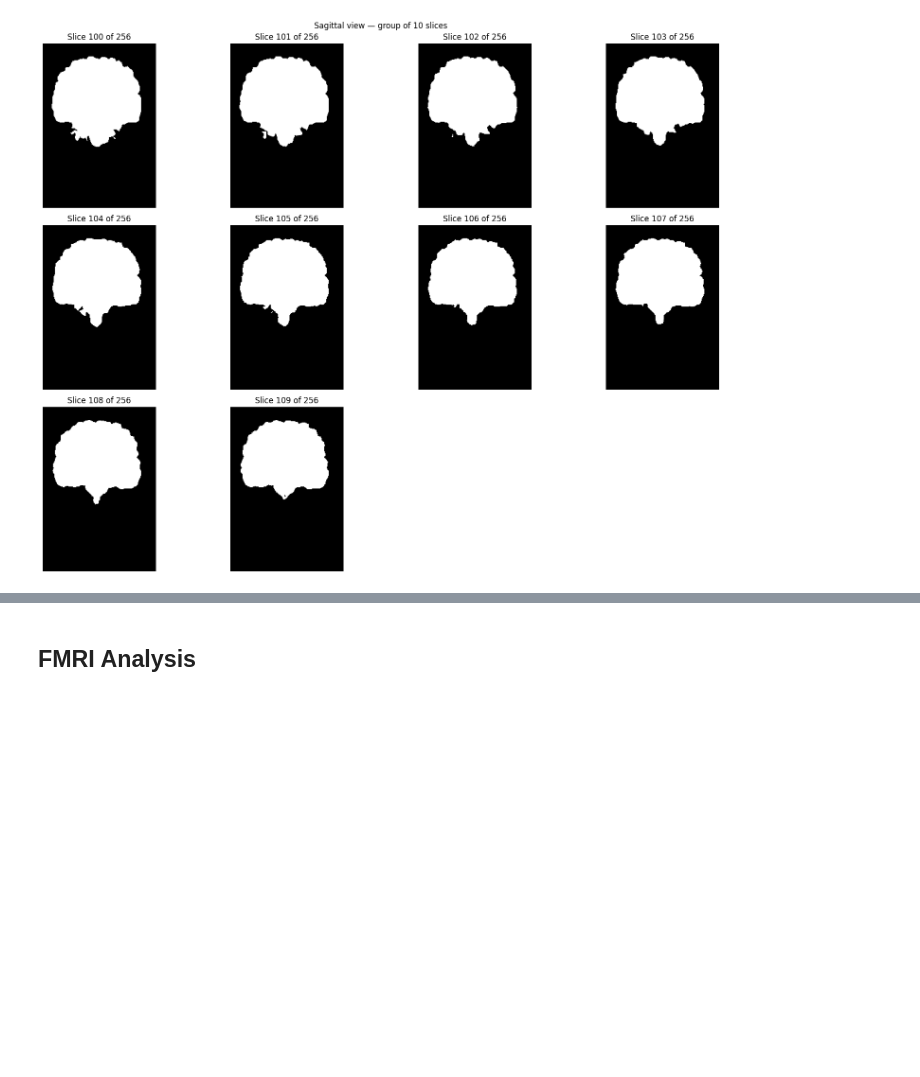
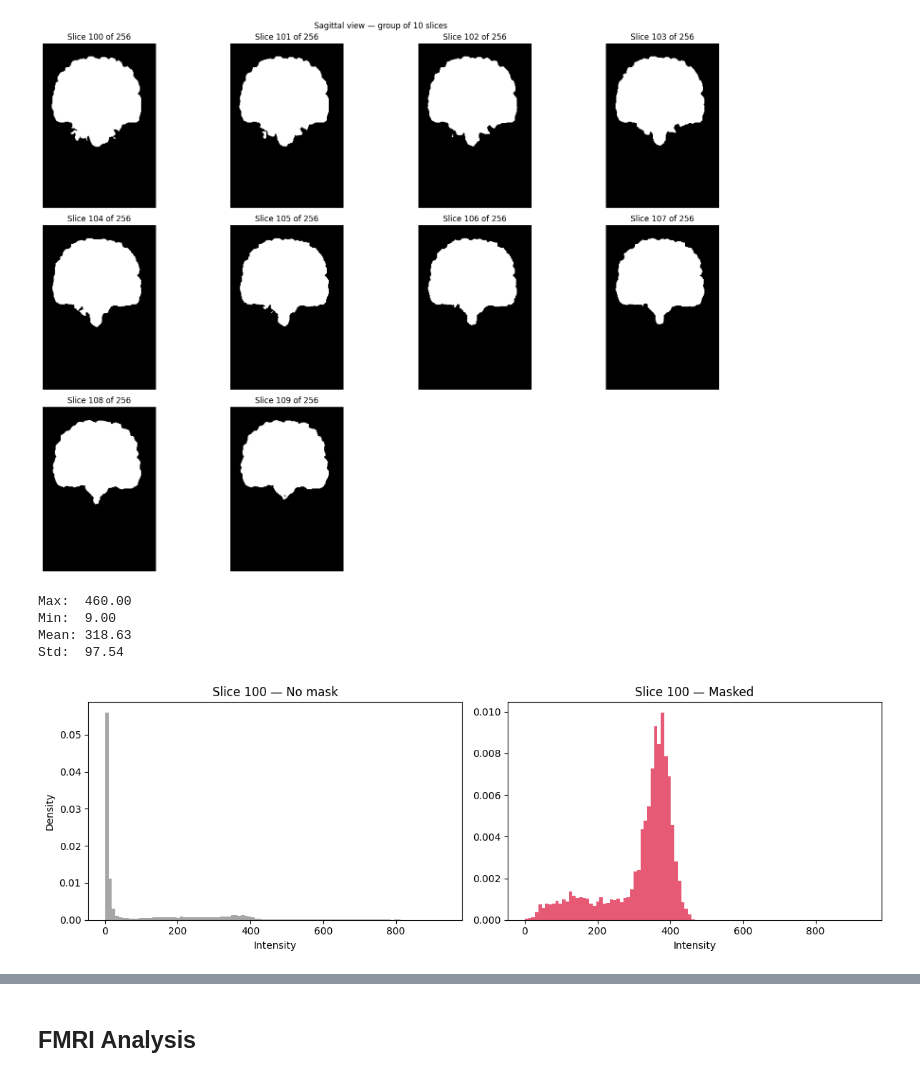
Before and after one commit to tommydelu/MRI-analysis-pipeline, a Jupyter notebook: 0_data_exploration.ipynb, the cells around one changed output, grey strips where cells are left out. Cells and saved outputs as stored; diff of their text form; code cells hidden in the pictures; blank space fills up the shorter version.

```diff
--- a/0_data_exploration.ipynb
+++ b/0_data_exploration.ipynb
@@ -92,3 +93,11 @@ displaySingleSlice(mask_dict['data'], slice_idx = 100, axis = "axial")
 displayGroupOfSlices(mask_dict['data'], count = 10, starting_idx = 100, axis="sagittal")
 # %% [output]
 [figure]
+# %%
+sliceHistAndStatistics(t1_dict['data'], mask_dict['data'], slice_idx = 100, axis="axial")
+# %% [output]
+Max:  460.00
+Min:  9.00
+Mean: 318.63
+Std:  97.54
+[figure, added]
```
Also changed, not shown: parts of 2 cells of this notebook, 2 other files.
